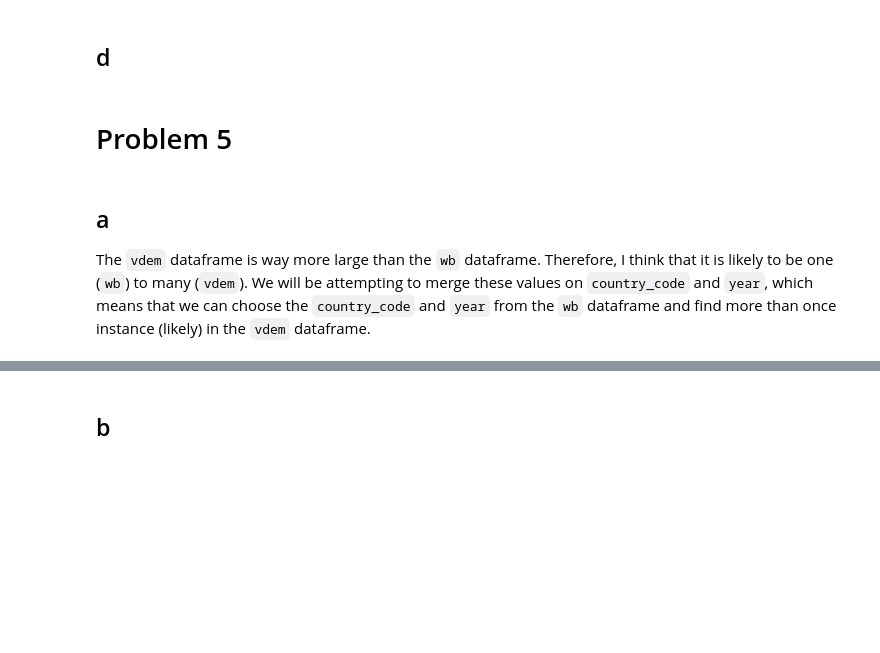
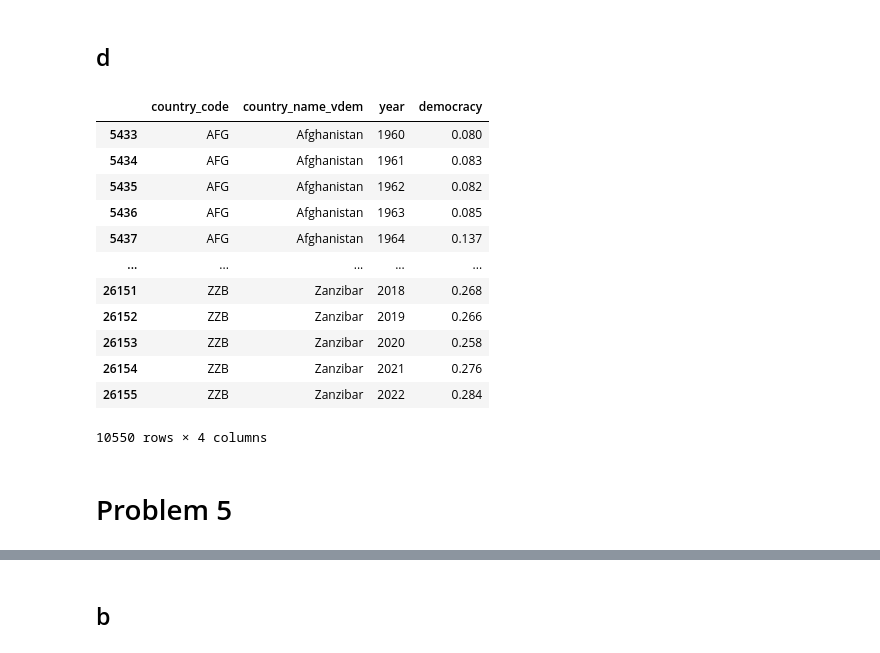
Before and after one commit to j-miskill/contrans, a Jupyter notebook: notebooks/lab3.ipynb, the cells around one changed output, grey strips where cells are left out. Cells and saved outputs as stored; diff of their text form; code cells hidden in the pictures; blank space fills up the shorter version.

```diff
--- a/notebooks/lab3.ipynb
+++ b/notebooks/lab3.ipynb
@@ -260,9 +267,21 @@ world_dataframe = world_dataframe.drop(["country_name_wb", "country_code"], axis
 # %%
 world_dataframe = world_dataframe.rename(columns={"feature":"world_feature",
                                                   "value": "world_value"})
+# %%
+vdem
+# %% [output]
+|  | country_code | country_name_vdem | year | democracy |
+| 5433 | AFG | Afghanistan | 1960 | 0.080 |
+| 5434 | AFG | Afghanistan | 1961 | 0.083 |
+| 5435 | AFG | Afghanistan | 1962 | 0.082 |
+| 5436 | AFG | Afghanistan | 1963 | 0.085 |
+| 5437 | AFG | Afghanistan | 1964 | 0.137 |
+| ... | ... | ... | ... | ... |
+| 26151 | ZZB | Zanzibar | 2018 | 0.268 |
+| 26152 | ZZB | Zanzibar | 2019 | 0.266 |
+| 26153 | ZZB | Zanzibar | 2020 | 0.258 |
+| 26154 | ZZB | Zanzibar | 2021 | 0.276 |
+| 26155 | ZZB | Zanzibar | 2022 | 0.284 |
+10550 rows × 4 columns
 # %% [markdown]
 # Problem 5
-# %% [markdown]
-## a
-
-The `vdem` dataframe is way more large than the `wb` dataframe. Therefore, I think that it is likely to be one (`wb`) to many (`vdem`). We will be attempting to merge these values on `country_code` and `year`, which means that we can choose the `country_code` and `year` from the `wb` dataframe and find more than once instance (likely) in the `vdem` dataframe.
```
Also changed, not shown: parts of 39 cells of this notebook.
